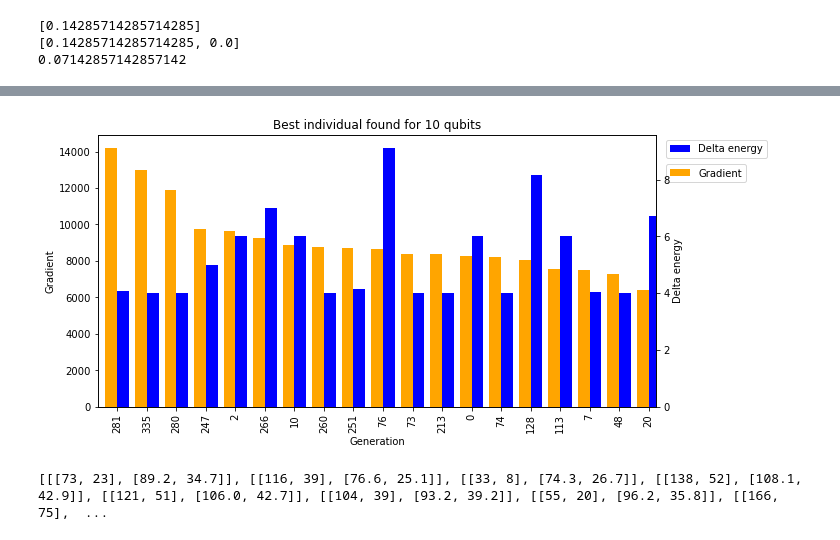
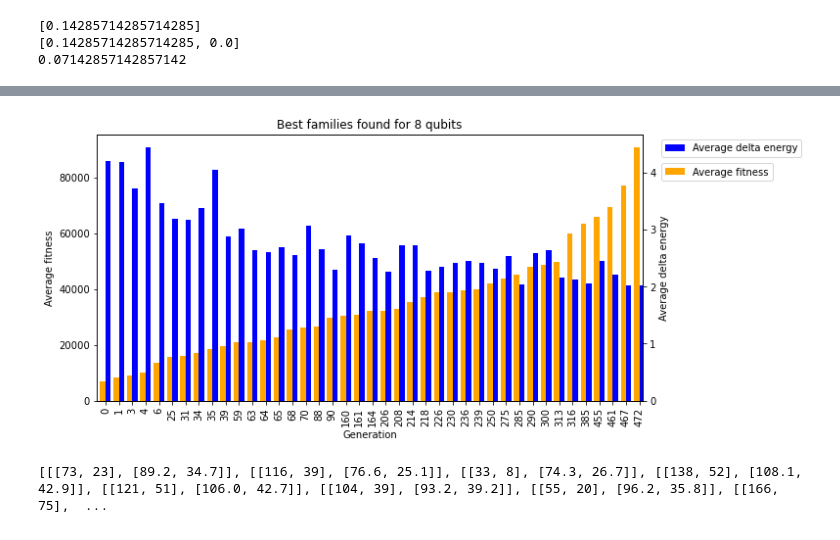
Before and after one commit to RichardMiddelkoop/GCQS, a Jupyter notebook: test.ipynb, the cells around one changed output, grey strips where cells are left out. Drawn from its saved outputs; the diff is of its cells as text; code cells hidden in the pictures.

Commit message:
Graphs generation [1/2]

```diff
--- a/test.ipynb
+++ b/test.ipynb
@@ -117,12 +117,12 @@ delta_energy_saved = []
 upper_bound = 0.001
 lower_bound = 0
 
-for individal in experiment_population:
+for individal in experiment_best_individual:
     ## if the object you are trying to evaluate has chromosomes use the next line
-    ind_ansatz,num_parameters = genome_to_circuit(individal.chromosome, 10, len(individal.chromosome)//9)
+    # ind_ansatz,num_parameters = genome_to_circuit(individal.chromosome, 10, len(individal.chromosome)//9)
     ## if the object has a unconfigured circuit use the next lines!
-    # ind_ansatz = individal[4]
-    # num_parameters = individal[4].num_parameters
+    ind_ansatz = individal[4]
+    num_parameters = individal[4].num_parameters
     parameters0 = [np.random.random()* (upper_bound-lower_bound)+lower_bound for _ in range(num_parameters)]
     def expectation_function(parameters):
         return energy_from_circuit(ind_ansatz.bind_parameters(parameters), ind_ansatz.num_qubits, observable_h, observable_j, 4000, backend_sim)
@@ -159,4 +159,11 @@ Percentage of circuits that are able to reach the ground state: 1.0%
 # %%
+import numpy as np
+import math
+from HelperCLQGA import energy_from_circuit, genome_to_circuit
+from qiskit_aer import AerSimulator
+from scipy.optimize import minimize
+
+backend_sim = AerSimulator()
 upper_bound = 0.001
 lower_bound = 0
 
@@ -175,7 +182,7 @@ for individual in experiment_best_individual:
         return energy_from_circuit(ind_ansatz.bind_parameters(parameters), ind_ansatz.num_qubits, observable_h, observable_j, 4000, backend_sim)
     vqe_result = minimize(expectation_function,parameters0, method="COBYLA", tol=1e-5, options={"maxiter":100**4})
     # For Gradient plotting
-    experiment_best_individual_graph_data_gradient.append([individual[3],individual[0]/(1/(1+individual[1])*vqe_result.fun),vqe_result.fun-exact_classical_solution])
+    experiment_best_individual_graph_data_gradient.append([individual[3],individual[0]/(1/(1+individual[1])*-vqe_result.fun),vqe_result.fun-exact_classical_solution])
     # For Fitness plotting
     experiment_best_individual_graph_data.append([individual[3],individual[0],vqe_result.fun-exact_classical_solution])
 
@@ -185,13 +192,13 @@ experiment_best_family_graph_data_gradient = []
 for family in experiment_best_family:
     delta_e = []
     for i in family[3]:
-        ind_ansatz,num_parameters = genome_to_circuit(i, 10, len(i)//9)
+        ind_ansatz,num_parameters = genome_to_circuit(i, 8, len(i)//9)
         parameters0 = [np.random.random()* (upper_bound-lower_bound)+lower_bound for _ in range(num_parameters)]
         def expectation_function(parameters):
             return energy_from_circuit(ind_ansatz.bind_parameters(parameters), ind_ansatz.num_qubits, observable_h, observable_j, 4000, backend_sim)
         vqe_result = minimize(expectation_function,parameters0, method="COBYLA", tol=1e-5, options={"maxiter":100**4})
         delta_e.append(vqe_result.fun)
     experiment_best_family_graph_data.append([family[2],family[0],(sum(delta_e)/len(family[3])-exact_classical_solution)])
-    experiment_best_family_graph_data_gradient.append([family[2],family[0]/((1/1.2)*(sum(delta_e)/len(family[3]))),(sum(delta_e)/len(family[3])-exact_classical_solution)])
+    experiment_best_family_graph_data_gradient.append([family[2],family[0]/((1/1.2)*-(sum(delta_e)/len(family[3]))),(sum(delta_e)/len(family[3])-exact_classical_solution)])
 print(experiment_best_individual_graph_data)
 print(experiment_best_family_graph_data)
@@ -200,32 +229,32 @@ experiment_best_individual_graph_data.sort(key = lambda x: x[1], reverse=True)
 # %%
 import pandas as pd
 import matplotlib.pyplot as plt
 import numpy as np
-test = experiment_best_individual_graph_data
+test = experiment_best_family_graph_data
 
-df = pd.DataFrame(test, columns=["Generations", "Gradient", "Delta energy"])
+df = pd.DataFrame(test, columns=["Generations", "Average fitness", "Average delta energy"])
 # ax = df.plot(x="A", y=["B","C"], kind="bar", rot=0)
 # _ = ax.legend(bbox_to_anchor=(1, 1.02), loc='upper left')
 
 fig = plt.figure(figsize=(10,5))
 ax = fig.add_subplot(111) # Create matplotlib axes
 ax2 = ax.twinx()
 width = 0.4
 df.iloc[:,2].plot(kind='bar', color='blue', ax=ax2, width=width, position=0)
 df.iloc[:,1].plot(kind='bar', color='orange', ax=ax, width=width, position=1)
 
-ax2.set_ylabel('Delta energy')
-ax.set_ylabel('Gradient')
-ax2.legend(loc='upper right', bbox_to_anchor=(1.2075, 1))
-ax.legend(loc='upper right', bbox_to_anchor=(1.17, 0.91))
-ax.set_title("Best individual found for 10 qubits")
+ax2.set_ylabel('Average delta energy')
+ax.set_ylabel('Average fitness')
+ax2.legend(loc='upper right', bbox_to_anchor=(1.3, 1))
+ax.legend(loc='upper right', bbox_to_anchor=(1.2468, 0.91))
+ax.set_title("Best families found for 8 qubits")
 ax.set_xticklabels(df.iloc[:,0], rotation=90)
 # fig.subplots_adjust(bottom=0.3)
 ax.set_xlabel("Generation")
-fig.savefig("energy10qubitbestindividualgradient.png",dpi=300, bbox_inches="tight", facecolor='white')
+fig.savefig("energy8qubitbestfamily.png",dpi=300, bbox_inches="tight", facecolor='white')
 plt.show()
 # %% [output]
-[figure, old version]
+[figure, new version]
 # %%
 # [final_population,total runtime, data_average_fitness each 50 generations, data_average_crowd_score each 50 generations, data_best_individual, data_best_family]
 from HelperCLQGA import genome_to_circuit
```
Also changed, not shown: parts of 5 cells of this notebook, 12 other files.
